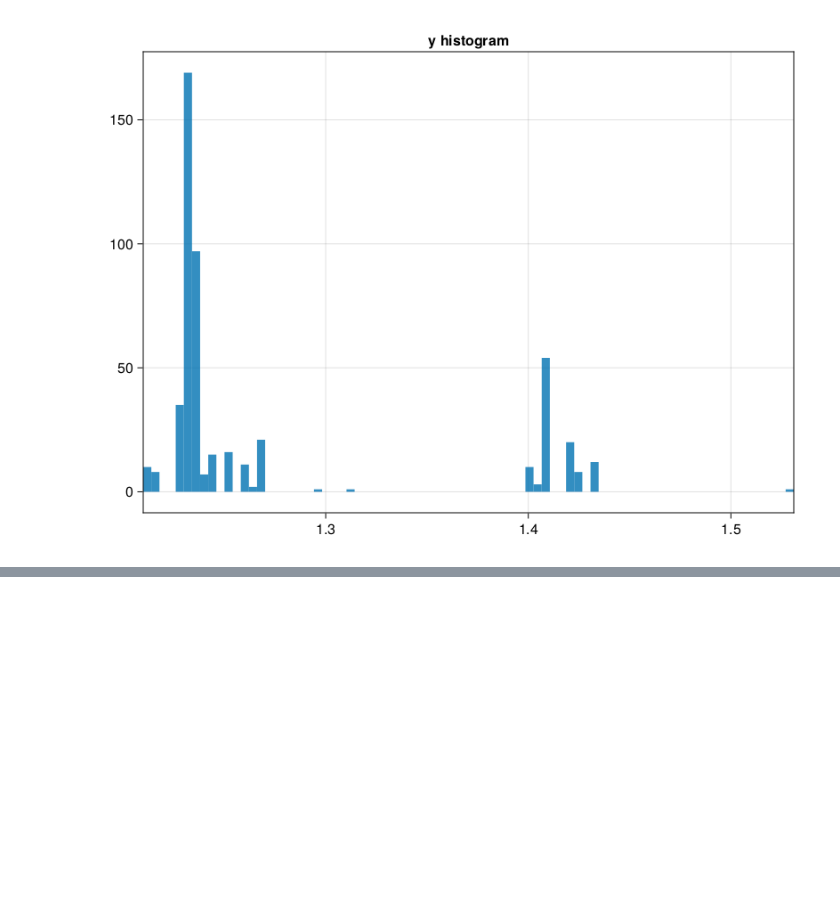
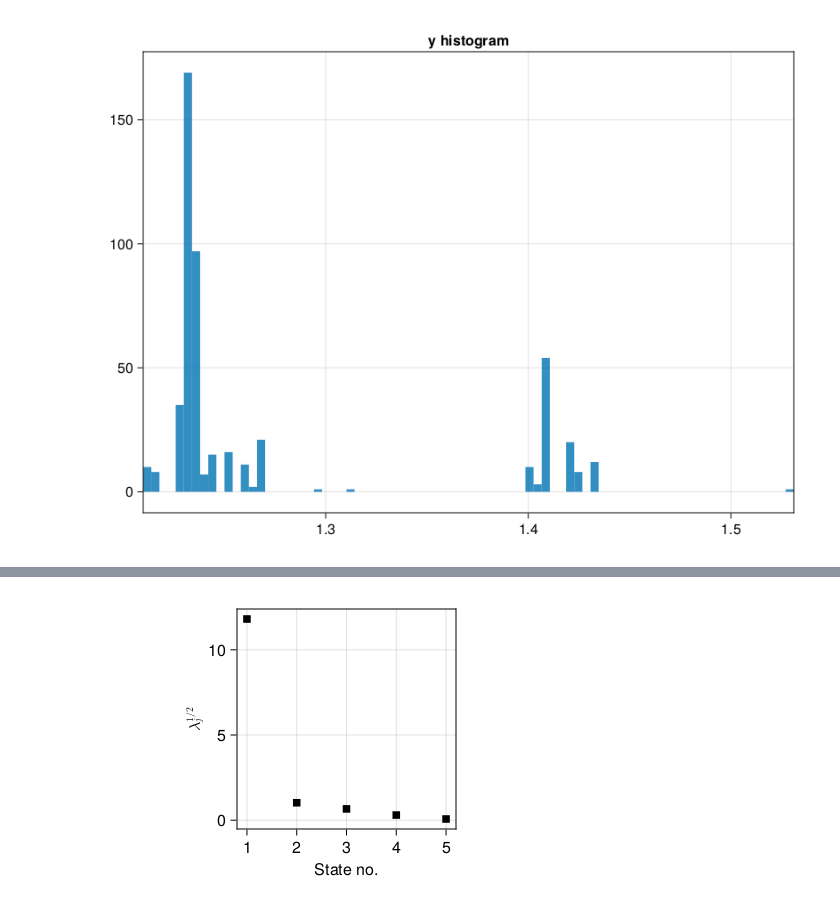
Before and after one commit to haniehmsv/HeatForecastAnyShape.jl, a Jupyter notebook: stationary/MCMC-based inference from temperature.ipynb, the cells around one changed output, grey strips where cells are left out. Cells and saved outputs as stored; diff of their text form; code cells hidden in the pictures; blank space fills up the shorter version.

```diff
--- a/stationary/MCMC-based inference from temperature.ipynb
+++ b/stationary/MCMC-based inference from temperature.ipynb
@@ -331,0 +327,2 @@ f
+# %%
+x_samples_variance = Matrix(x_decorr_data .- xm)
@@ -331,0 +336,2 @@ f
+# %%
+s = svd(x_samples_variance)
@@ -331,0 +356,8 @@ f
+# %%
+f = Figure(;resolution=(450,300))
+ax = f[1,1] = Axis(f;aspect=1,xlabel="State no.",ylabel=L"λ_j^{1/2}")
+sample_idx = 1:size(x_decorr_data,1)
+scatter!(ax,sample_idx,s.S;marker=:rect,color=:black)
+f
+# %% [output]
+[figure, added]
```
Also changed, not shown: parts of 18 cells of this notebook, 3 other files.
